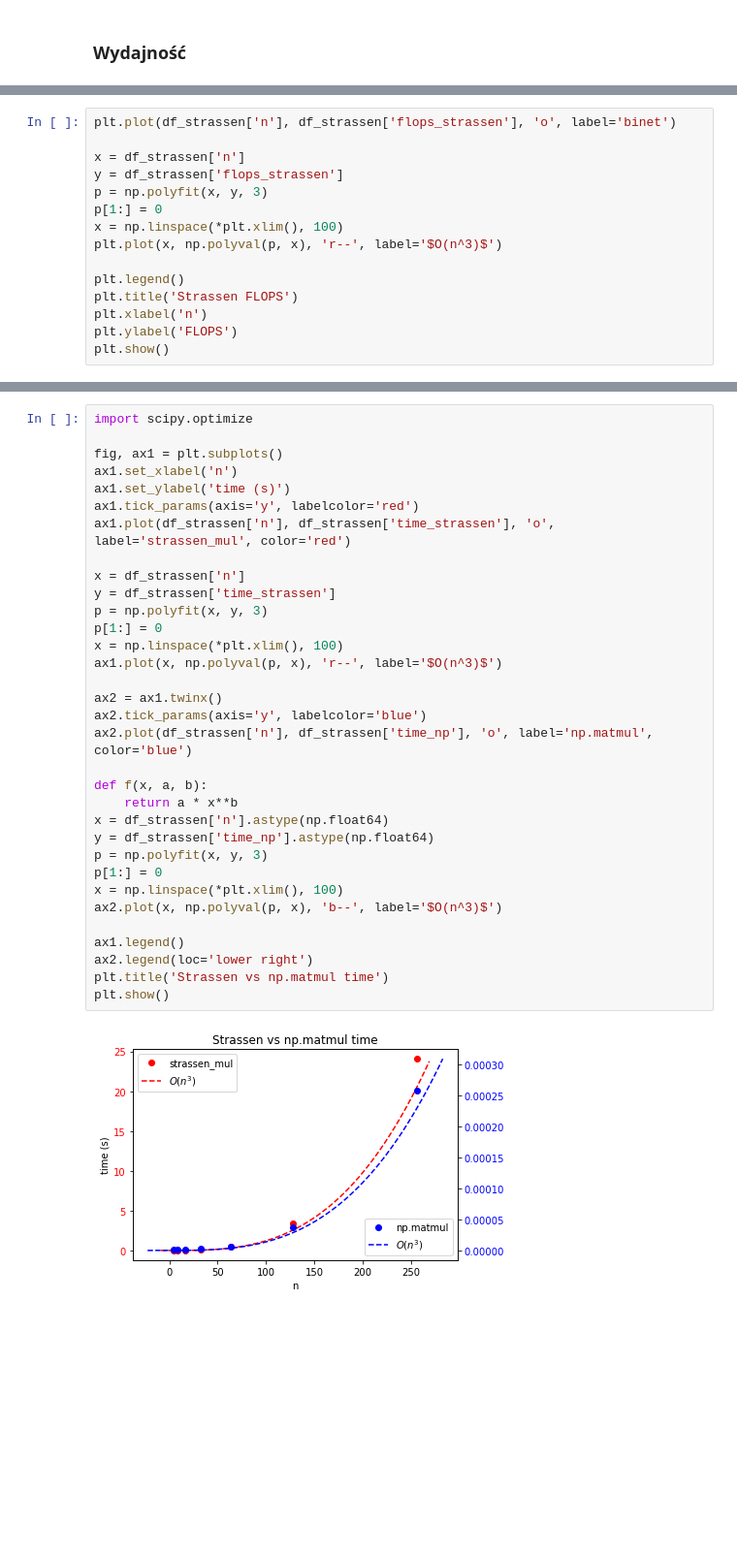
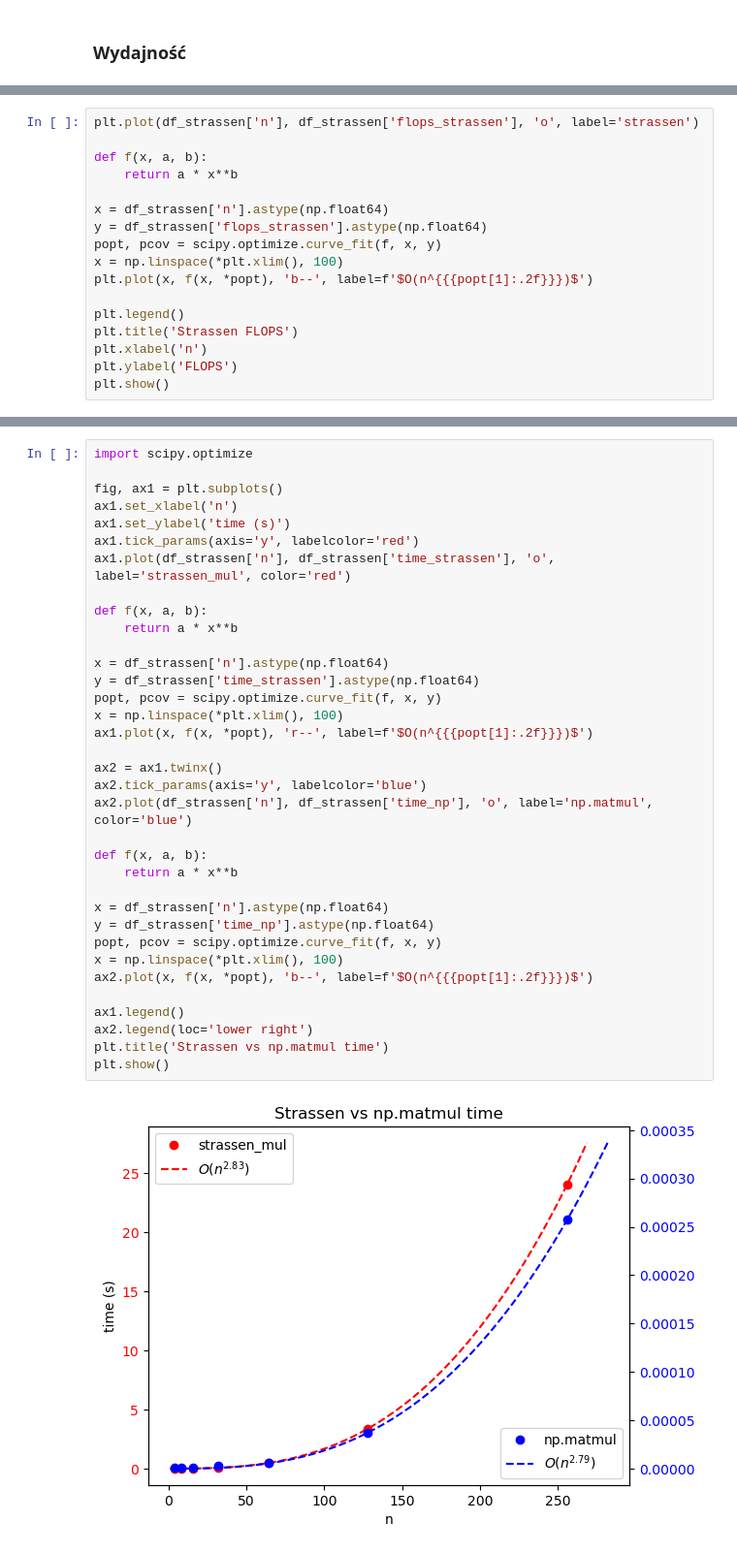
Before and after one commit to weed478/algomat, a Jupyter notebook: zad1/report.ipynb, the cells around one changed output, grey strips where cells are left out. Shown: that part at 97% size. Saved outputs shown, nothing was run; the diff lists cells and outputs as text; blank space fills up the shorter version.

```diff
--- a/zad1/report.ipynb
+++ b/zad1/report.ipynb
@@ -261,12 +253,14 @@ df_strassen.head()
 # %%
-plt.plot(df_strassen['n'], df_strassen['flops_strassen'], 'o', label='binet')
+plt.plot(df_strassen['n'], df_strassen['flops_strassen'], 'o', label='strassen')
 
-x = df_strassen['n']
-y = df_strassen['flops_strassen']
-p = np.polyfit(x, y, 3)
-p[1:] = 0
+def f(x, a, b):
+    return a * x**b
+
+x = df_strassen['n'].astype(np.float64)
+y = df_strassen['flops_strassen'].astype(np.float64)
+popt, pcov = scipy.optimize.curve_fit(f, x, y)
 x = np.linspace(*plt.xlim(), 100)
-plt.plot(x, np.polyval(p, x), 'r--', label='$O(n^3)$')
+plt.plot(x, f(x, *popt), 'b--', label=f'$O(n^{{{popt[1]:.2f}}})$')
 
 plt.legend()
 plt.title('Strassen FLOPS')
@@ -278,35 +272,37 @@ plt.show()
 # %%
 import scipy.optimize
 
 fig, ax1 = plt.subplots()
 ax1.set_xlabel('n')
 ax1.set_ylabel('time (s)')
 ax1.tick_params(axis='y', labelcolor='red')
 ax1.plot(df_strassen['n'], df_strassen['time_strassen'], 'o', label='strassen_mul', color='red')
 
-x = df_strassen['n']
-y = df_strassen['time_strassen']
-p = np.polyfit(x, y, 3)
-p[1:] = 0
+def f(x, a, b):
+    return a * x**b
+
+x = df_strassen['n'].astype(np.float64)
+y = df_strassen['time_strassen'].astype(np.float64)
+popt, pcov = scipy.optimize.curve_fit(f, x, y)
 x = np.linspace(*plt.xlim(), 100)
-ax1.plot(x, np.polyval(p, x), 'r--', label='$O(n^3)$')
+ax1.plot(x, f(x, *popt), 'r--', label=f'$O(n^{{{popt[1]:.2f}}})$')
 
 ax2 = ax1.twinx()
 ax2.tick_params(axis='y', labelcolor='blue')
 ax2.plot(df_strassen['n'], df_strassen['time_np'], 'o', label='np.matmul', color='blue')
 
 def f(x, a, b):
     return a * x**b
+
 x = df_strassen['n'].astype(np.float64)
 y = df_strassen['time_np'].astype(np.float64)
-p = np.polyfit(x, y, 3)
-p[1:] = 0
+popt, pcov = scipy.optimize.curve_fit(f, x, y)
 x = np.linspace(*plt.xlim(), 100)
-ax2.plot(x, np.polyval(p, x), 'b--', label='$O(n^3)$')
+ax2.plot(x, f(x, *popt), 'b--', label=f'$O(n^{{{popt[1]:.2f}}})$')
 
 ax1.legend()
 ax2.legend(loc='lower right')
 plt.title('Strassen vs np.matmul time')
 plt.show()
 # %% [output]
-[figure, old version]
+[figure, new version]
```
Also changed, not shown: parts of 3 cells of this notebook, 1 other file.
